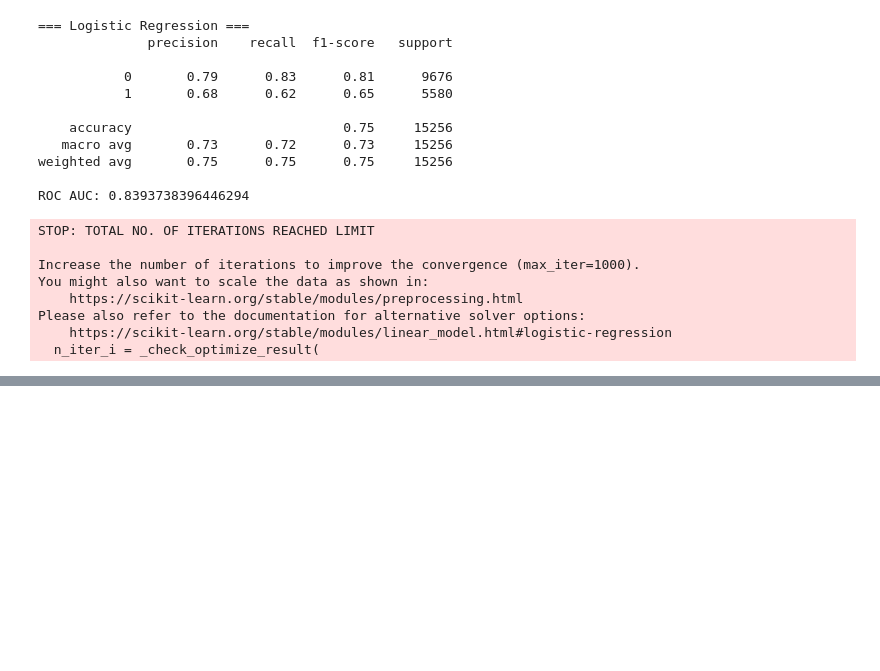
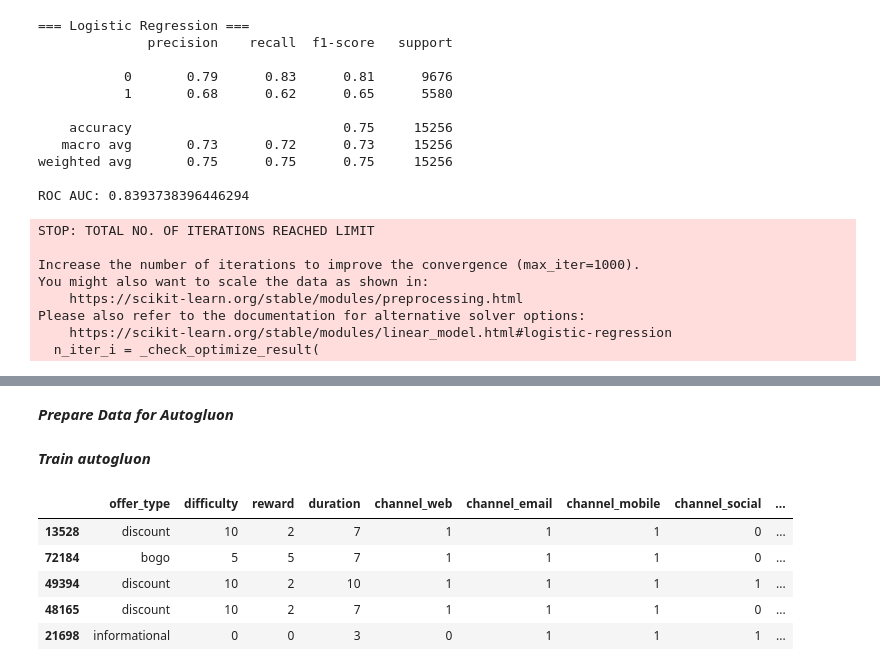
Before and after one commit to shilpamadini/starbucks-promo-response-prediction, a Jupyter notebook: starbucks_promo_response.ipynb, the cells around one changed output, grey strips where cells are left out. Cells and saved outputs as stored; diff of their text form; code cells hidden in the pictures; blank space fills up the shorter version.

```diff
--- a/starbucks_promo_response.ipynb
+++ b/starbucks_promo_response.ipynb
@@ -788,0 +894,4 @@ Please also refer to the documentation for alternative solver options:
+# %% [markdown]
+***Prepare Data for Autogluon***
+# %% [markdown]
+***Train autogluon***
@@ -788,0 +914,18 @@ Please also refer to the documentation for alternative solver options:
+# %%
+from autogluon.tabular import TabularPredictor
+
+label = "responded"
+
+# AutoGluon expects the label column to be present in the DataFrame
+train_ag = train_df[feature_cols + [label]].copy()
+val_ag   = val_df[feature_cols + [label]].copy()
+test_ag  = test_df[feature_cols + [label]].copy()
+
+train_ag.head()
+# %% [output]
+|  | offer_type | difficulty | reward | duration | channel_web | channel_email | channel_mobile | channel_social | ... |
+| 13528 | discount | 10 | 2 | 7 | 1 | 1 | 1 | 0 | ... |
+| 72184 | bogo | 5 | 5 | 7 | 1 | 1 | 1 | 0 | ... |
+| 49394 | discount | 10 | 2 | 10 | 1 | 1 | 1 | 1 | ... |
+| 48165 | discount | 10 | 2 | 7 | 1 | 1 | 1 | 0 | ... |
+| 21698 | informational | 0 | 0 | 3 | 0 | 1 | 1 | 1 | ... |
```
Also changed, not shown: parts of 21 cells of this notebook.
